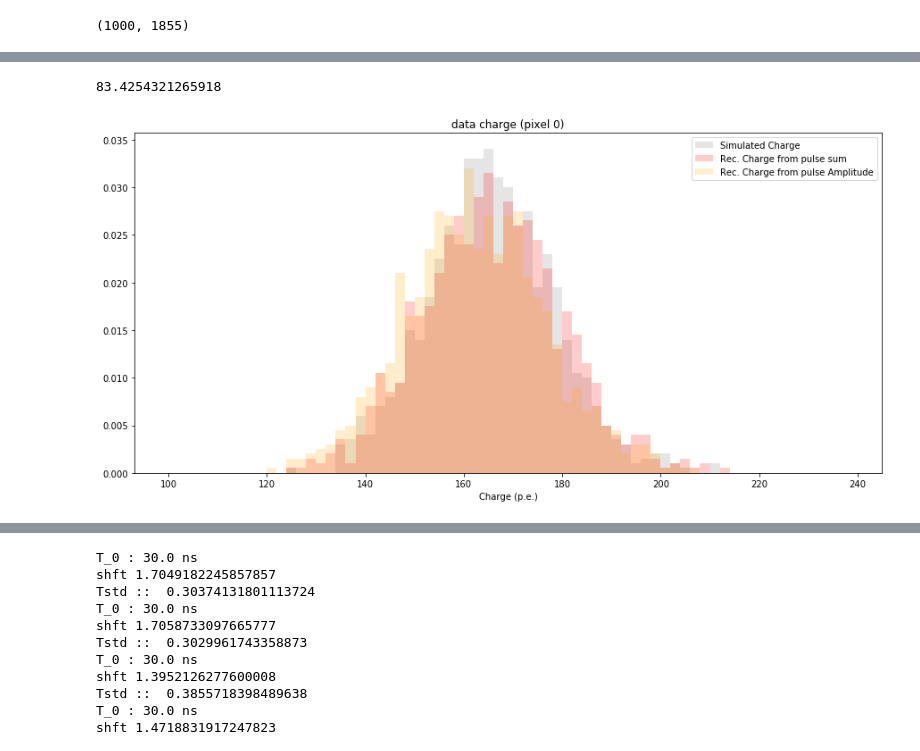
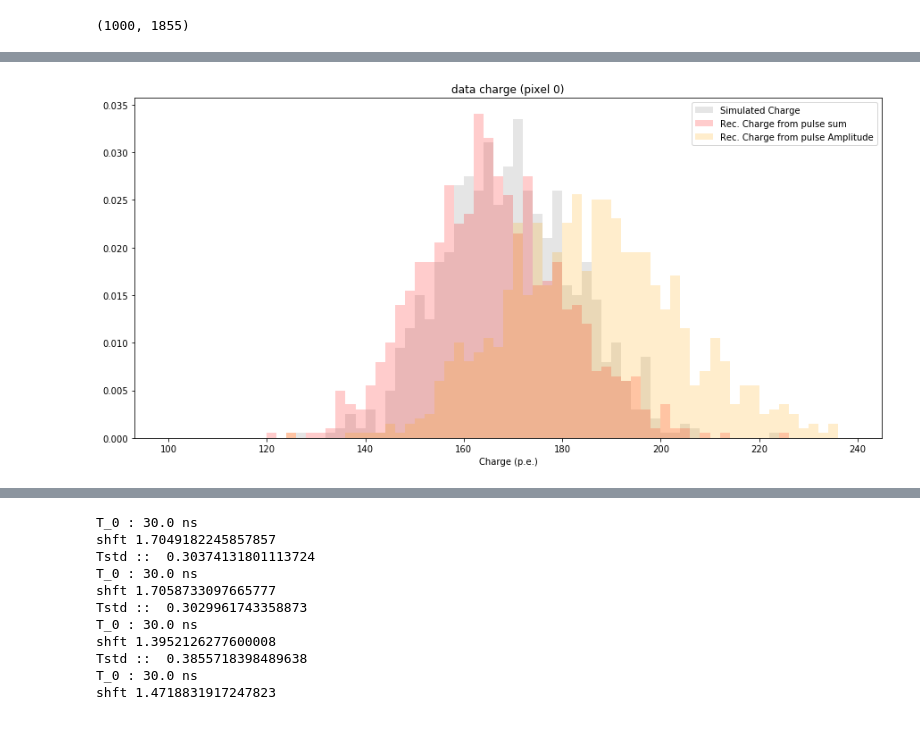
Before and after one commit to ThomasTTX/nectarchain, a Jupyter notebook: MC_data_comparaison_noteebooks/200pe_MC_data.ipynb, the cells around one changed output, grey strips where cells are left out. Cells and saved outputs as stored; diff of their text form; code cells hidden in the pictures.

```diff
--- a/MC_data_comparaison_noteebooks/200pe_MC_data.ipynb
+++ b/MC_data_comparaison_noteebooks/200pe_MC_data.ipynb
@@ -23,7 +23,8 @@ from fit_ses_v6 import *
 plt.rcParams['figure.figsize'] = [15, 7]
 # %%
         #MC_file_path = '/media/ttaverni/Transcend/MC_s/Heide/test_ff_200pe_newWF.simtel.gz'
-        MC_file_path = '/media/ttaverni/Transcend/MC_s/Heide/test_ff_200pe_newWF_1kev.simtel.gz'
+        #MC_file_path = '/media/ttaverni/Transcend/MC_s/Heide/test_ff_200pe_newWF_1kev.simtel.gz'
+        MC_file_path = '/media/ttaverni/Transcend/MC_s/Heide/test_ff_200pe_WF1010_noise36_TTled.simtel.gz'
 
         inputfile_reader_MC = event_source(
             input_url = MC_file_path,
@@ -35,6 +36,7 @@ plt.rcParams['figure.figsize'] = [15, 7]
             all_QMC.append(event.mc.tel[1].photo_electron_image)
         wfs_MC    = np.array(all_wfs)
         all_QMC   = np.array(all_QMC)
+        ped_MC = event.mc.tel[1].pedestal/64
 # %%
         #data_file_path = "/media/ttaverni/Transcend/data/scans_08019/NectarCAM.Run1568.00[0-9][0-9].fits.fz"
         data_file_path = "/media/ttaverni/Transcend/data/scans_08019/NectarCAM.Run1557.00[0-9][0-9].fits.fz"
@@ -142,18 +178,17 @@ h = plt.hist(Qs_data,100,color='black',alpha=.5,density=1)
 # %%
 pix = 0
 h= plt.hist(all_QMC[:,pix],bins=range(100,240,2),color='grey',alpha=.2,\
            label= "Simulated Charge",density=1)
 
-h= plt.hist((wfs_MC[:,0,pix,40:]-250.).sum(axis=1)/58.,bins=range(100,240,2),color='red',alpha=.2,\
+h= plt.hist((wfs_MC[:,0,pix,40:56]-250.).sum(axis=1)/58.,bins=range(100,240,2),color='red',alpha=.2,\
            label= "Rec. Charge from pulse sum",density=1)
 h= plt.hist((wfs_MC[:,0,pix,:]-250.).max(axis=1)/14.,bins=range(100,240,2),color='orange',alpha=.2,\
            label= "Rec. Charge from pulse Amplitude",density=1)
 
 
 
 t = plt.gca().set_title('data charge (pixel {})'.format(pix))
 t = plt.gca().set_xlabel('Charge (p.e.)')
 l = plt.gca().legend()
 # %% [output]
-83.4254321265918
-[figure, old version]
+[figure, new version]
```
Also changed, not shown: parts of 20 cells of this notebook, 2 other files.
